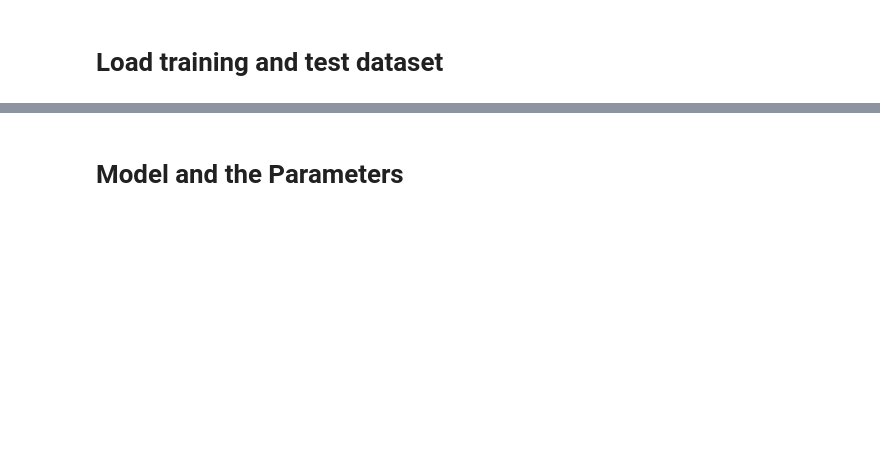
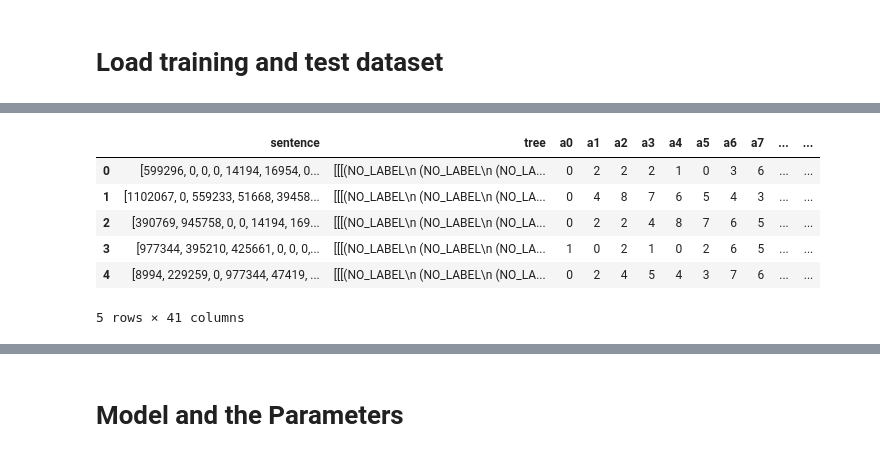
Before and after one commit to Kandy16/constituency-parsing, a Jupyter notebook: primitive-constituency-parsing-batching.ipynb, the cells around one changed output, grey strips where cells are left out. Saved outputs shown, nothing was run; the diff lists cells and outputs as text; code cells hidden in the pictures; blank space fills up the shorter version.

```diff
--- a/primitive-constituency-parsing-batching.ipynb
+++ b/primitive-constituency-parsing-batching.ipynb
@@ -192,0 +215,18 @@ treeDataframe_num.head()
+# %%
+columnList = []
+ACT_COL_NAME = 'a'
+for i in range(MAX_WORD_COUNT-1):
+    columnList.append(ACT_COL_NAME+str(i))
+#get the list of indexes and store it in column 'a'. Afterwards break the 'a' to MAX_WORD_COUNT-1 columns
+treeDataframe_num[ACT_COL_NAME] = treeDataframe_num['tree'].apply(get_tree_formation_indexes)
+treeDataframe_num[columnList] = pd.DataFrame(treeDataframe_num[ACT_COL_NAME].values.tolist(), index= treeDataframe_num.index, dtype=np.int32)
+treeDataframe_num.drop(columns=[ACT_COL_NAME], inplace=True)
+treeDataframe_num.head()
+# %% [output]
+|  | sentence | tree | a0 | a1 | a2 | a3 | a4 | a5 | a6 | a7 | ... | ... |
+| 0 | [599296, 0, 0, 0, 14194, 16954, 0... | [[[(NO_LABEL\n (NO_LABEL\n (NO_LA... | 0 | 2 | 2 | 2 | 1 | 0 | 3 | 6 | ... | ... |
+| 1 | [1102067, 0, 559233, 51668, 39458... | [[[(NO_LABEL\n (NO_LABEL\n (NO_LA... | 0 | 4 | 8 | 7 | 6 | 5 | 4 | 3 | ... | ... |
+| 2 | [390769, 945758, 0, 0, 14194, 169... | [[[(NO_LABEL\n (NO_LABEL\n (NO_LA... | 0 | 2 | 2 | 4 | 8 | 7 | 6 | 5 | ... | ... |
+| 3 | [977344, 395210, 425661, 0, 0, 0,... | [[[(NO_LABEL\n (NO_LABEL\n (NO_LA... | 1 | 0 | 2 | 1 | 0 | 2 | 6 | 5 | ... | ... |
+| 4 | [8994, 229259, 0, 977344, 47419, ... | [[[(NO_LABEL\n (NO_LABEL\n (NO_LA... | 0 | 2 | 4 | 5 | 4 | 3 | 7 | 6 | ... | ... |
+5 rows × 41 columns
```
Also changed, not shown: parts of 33 cells of this notebook, 3 other files.
